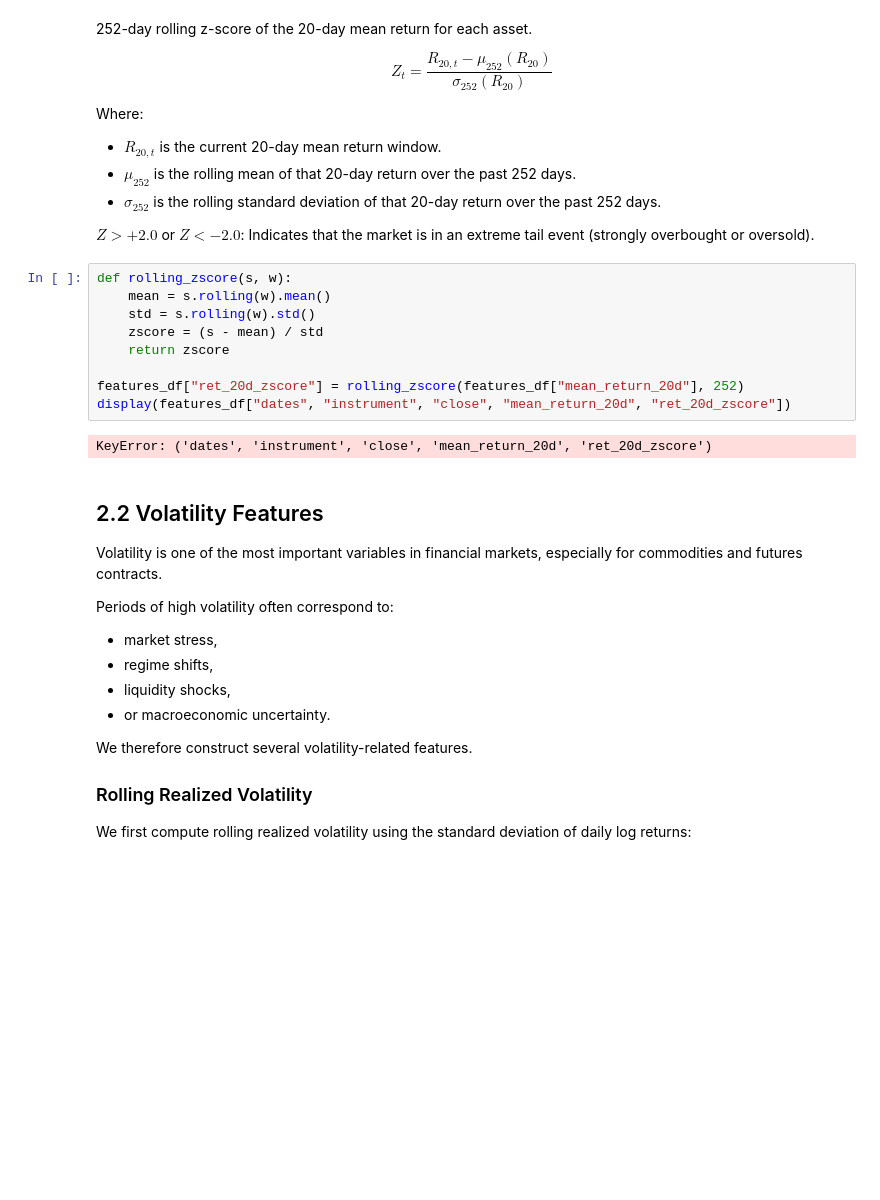
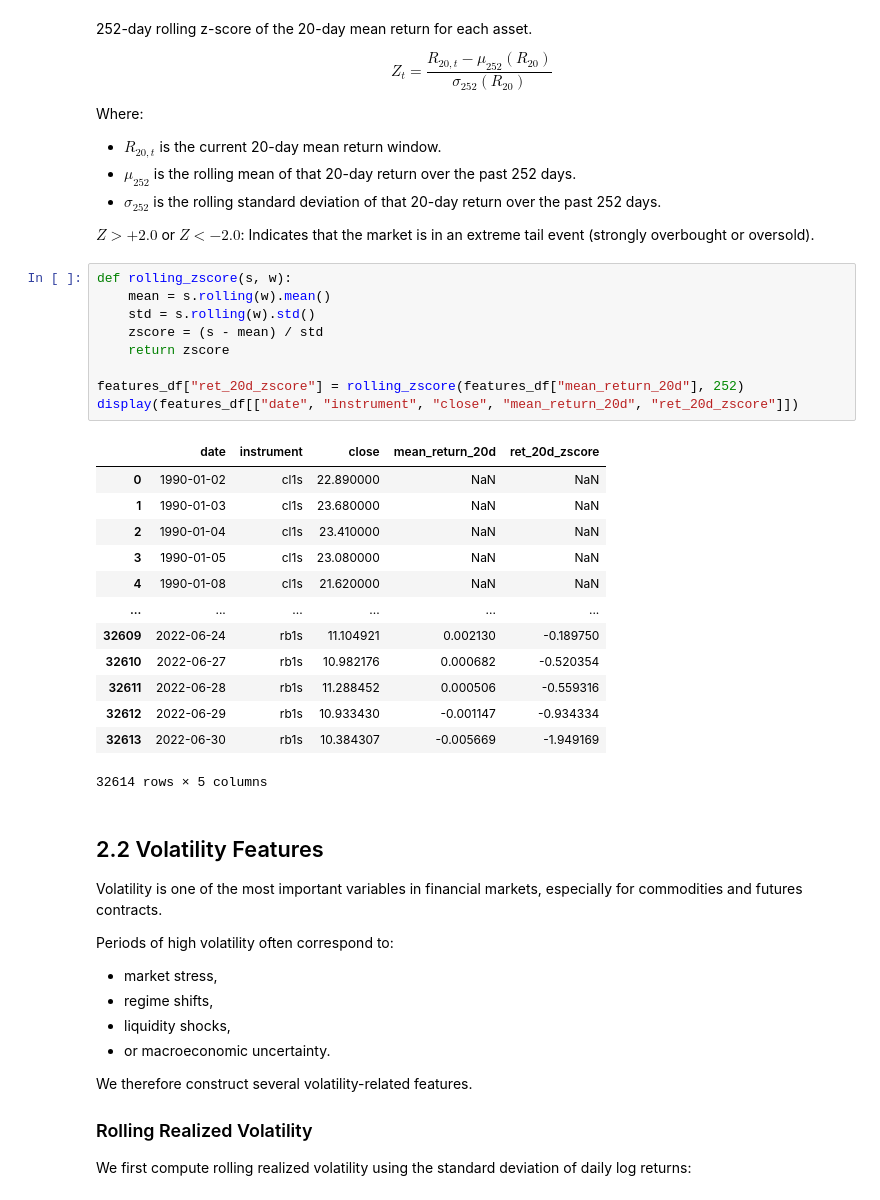
Before and after one commit to garancedvn/Systematic-Trading, a Jupyter notebook: coursework.ipynb, the cells around one changed output. Saved outputs shown, nothing was run; the diff lists cells and outputs as text; blank space fills up the shorter version.

```diff
--- a/coursework.ipynb
+++ b/coursework.ipynb
@@ -834,14 +834,26 @@ $Z > +2.0$ or $Z < -2.0$: Indicates that the market is in an extreme tail event
 # %%
 def rolling_zscore(s, w):
     mean = s.rolling(w).mean()
     std = s.rolling(w).std()
     zscore = (s - mean) / std
     return zscore
 
 features_df["ret_20d_zscore"] = rolling_zscore(features_df["mean_return_20d"], 252)
-display(features_df["dates", "instrument", "close", "mean_return_20d", "ret_20d_zscore"])
+display(features_df[["date", "instrument", "close", "mean_return_20d", "ret_20d_zscore"]])
 # %% [output]
+|  | date | instrument | close | mean_return_20d | ret_20d_zscore |
+| 0 | 1990-01-02 | cl1s | 22.890000 | NaN | NaN |
+| 1 | 1990-01-03 | cl1s | 23.680000 | NaN | NaN |
+| 2 | 1990-01-04 | cl1s | 23.410000 | NaN | NaN |
+| 3 | 1990-01-05 | cl1s | 23.080000 | NaN | NaN |
+| 4 | 1990-01-08 | cl1s | 21.620000 | NaN | NaN |
+| ... | ... | ... | ... | ... | ... |
+| 32609 | 2022-06-24 | rb1s | 11.104921 | 0.002130 | -0.189750 |
+| 32610 | 2022-06-27 | rb1s | 10.982176 | 0.000682 | -0.520354 |
+| 32611 | 2022-06-28 | rb1s | 11.288452 | 0.000506 | -0.559316 |
+| 32612 | 2022-06-29 | rb1s | 10.933430 | -0.001147 | -0.934334 |
+| 32613 | 2022-06-30 | rb1s | 10.384307 | -0.005669 | -1.949169 |
-KeyError: ('dates', 'instrument', 'close', 'mean_return_20d', 'ret_20d_zscore')
+32614 rows × 5 columns
 # %% [markdown]
 ## 2.2 Volatility Features
 
```
Also changed, not shown: parts of 16 cells of this notebook.
